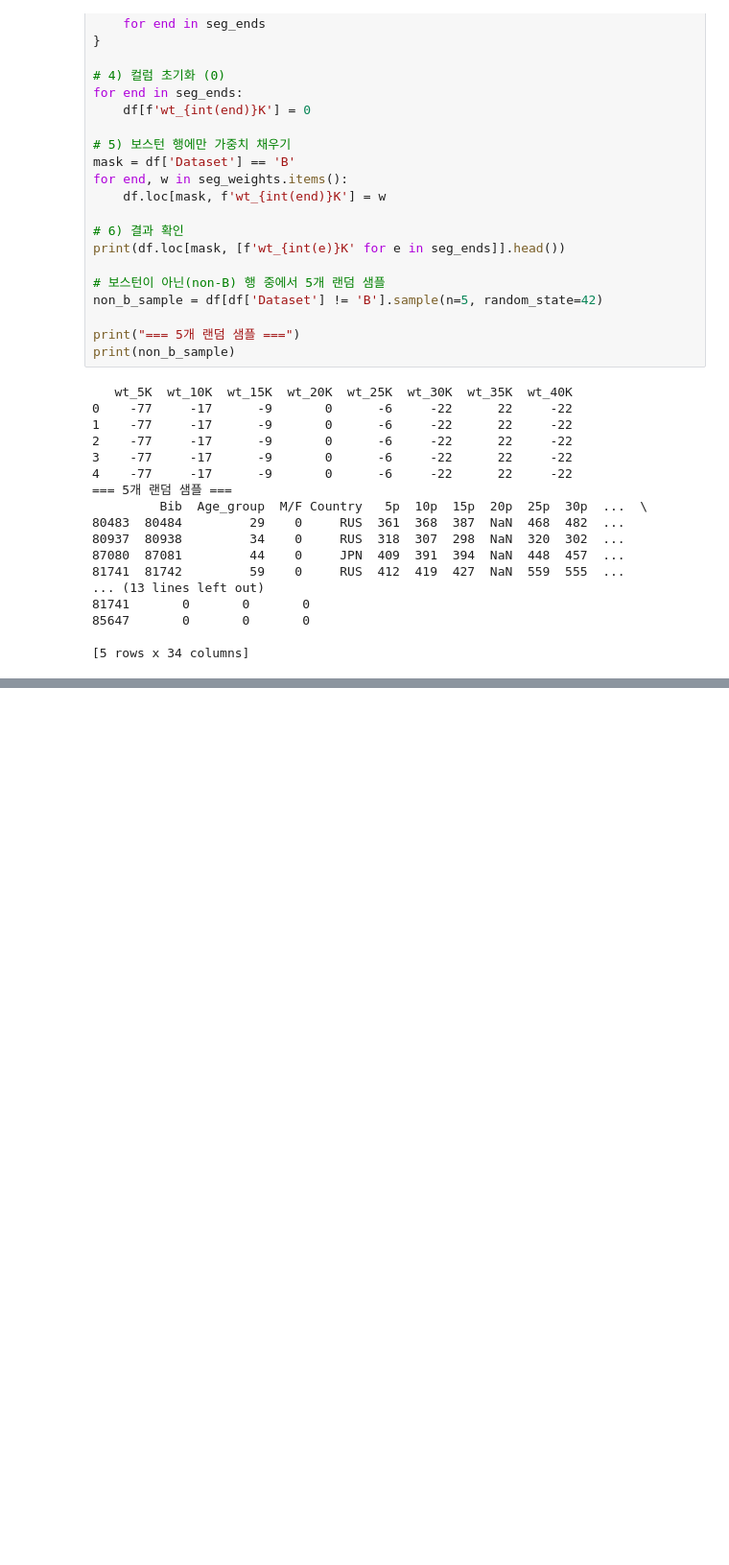
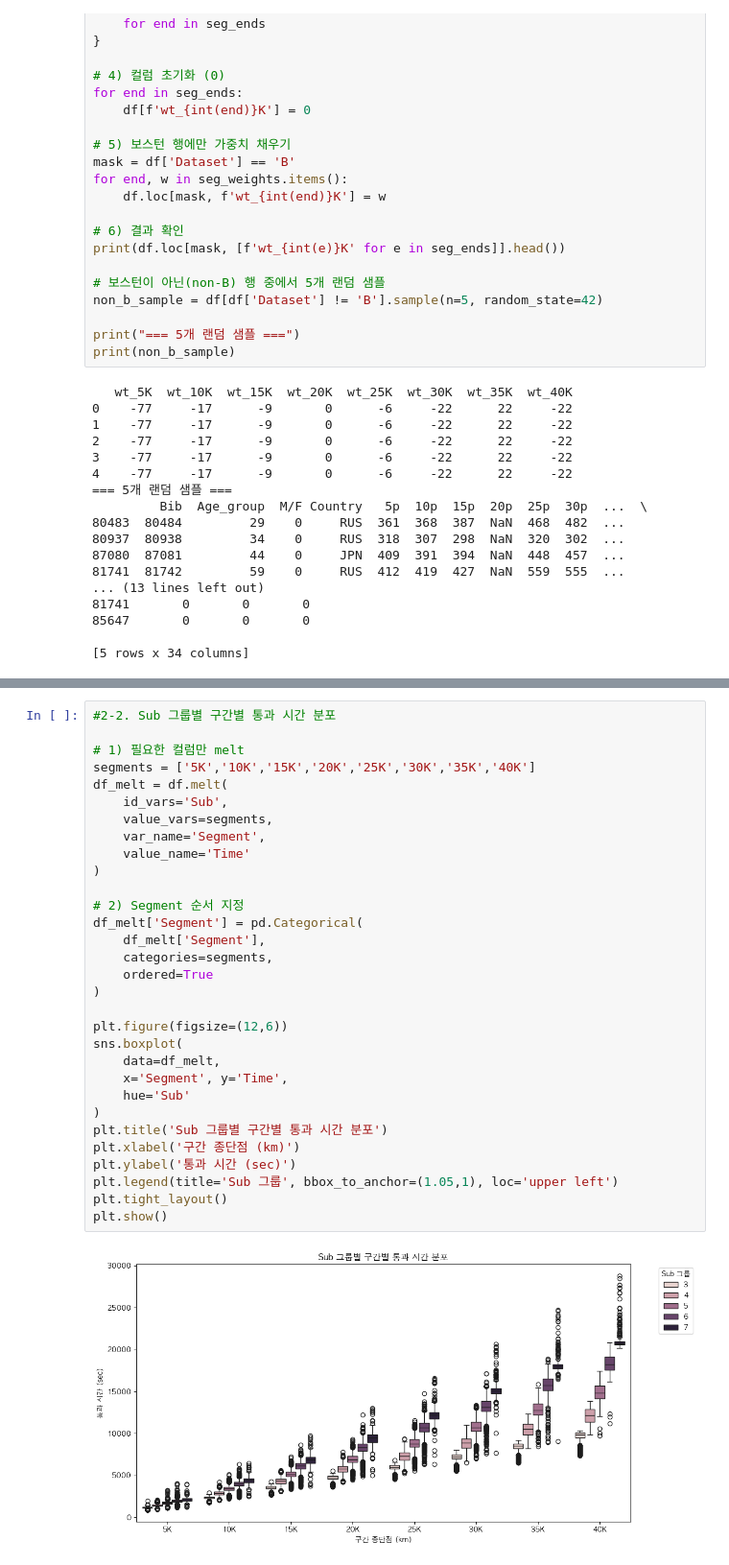
Before and after one commit to YUNSO99/TJ, a Jupyter notebook: analysis_1.ipynb, the cells around one changed output, grey strips where cells are left out. Shown at 96% size. Drawn from its saved outputs; the diff is of its cells as text; blank space fills up the shorter version.

```diff
--- a/analysis_1.ipynb
+++ b/analysis_1.ipynb
@@ -149,0 +169,33 @@ print(non_b_sample)
+# %%
+#2-2. Sub 그룹별 구간별 통과 시간 분포
+
+# 1) 필요한 컬럼만 melt
+segments = ['5K','10K','15K','20K','25K','30K','35K','40K']
+df_melt = df.melt(
+    id_vars='Sub',
+    value_vars=segments,
+    var_name='Segment',
+    value_name='Time'
+)
+
+# 2) Segment 순서 지정
+df_melt['Segment'] = pd.Categorical(
+    df_melt['Segment'],
+    categories=segments,
+    ordered=True
+)
+
+plt.figure(figsize=(12,6))
+sns.boxplot(
+    data=df_melt,
+    x='Segment', y='Time',
+    hue='Sub'
+)
+plt.title('Sub 그룹별 구간별 통과 시간 분포')
+plt.xlabel('구간 종단점 (km)')
+plt.ylabel('통과 시간 (sec)')
+plt.legend(title='Sub 그룹', bbox_to_anchor=(1.05,1), loc='upper left')
+plt.tight_layout()
+plt.show()
+# %% [output]
+[figure, added]
```
Also changed, not shown: parts of 13 cells of this notebook.
